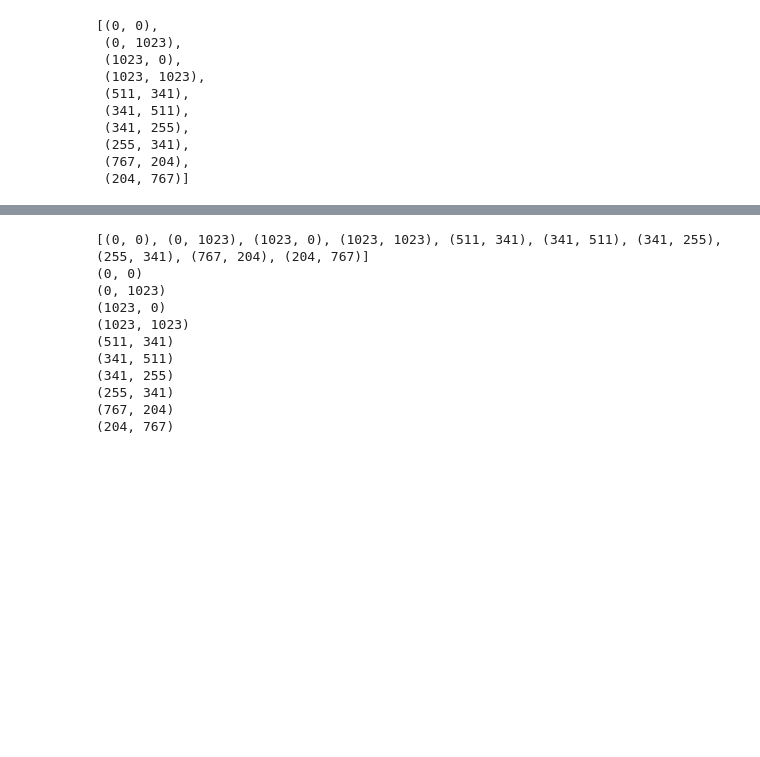
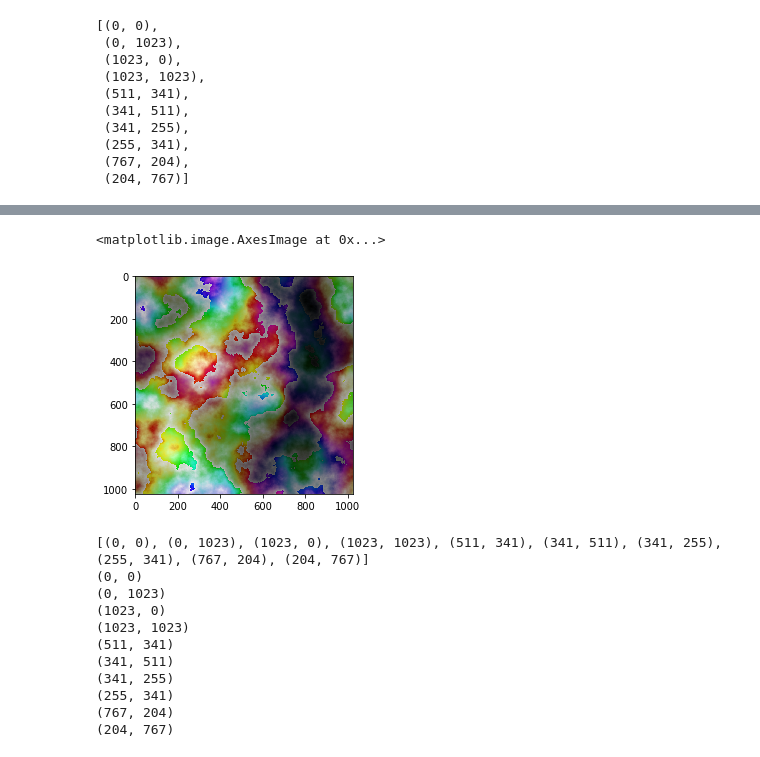
Before and after one commit to AntoineBellemare/fractal_visuals, a Jupyter notebook: Delaunay morphing.ipynb, the cells around one changed output, grey strips where cells are left out. Cells and saved outputs as stored; diff of their text form; code cells hidden in the pictures; blank space fills up the shorter version.

```diff
--- a/Delaunay morphing.ipynb
+++ b/Delaunay morphing.ipynb
@@ -188 +211,14 @@ im_out = fractal_generator(pers2, 1024)
+# %%
+h2 = im2x+imx
+s2 = imx-im2x*4
+v2 = imx+im2x-imx
+
+im_RGB2 = np.stack((h2, s2, v2), axis=2)
+img2 = Image.fromarray(im_RGB2, mode='HSV')
+new_p2 = np.array(img2.convert('RGB'))
+plt.imshow(np.array(new_p2))
+#new_p2.save('cresso4.png')
+# %% [output]
+<matplotlib.image.AxesImage at 0x...>
+[figure, added]
 # %%
```
Also changed, not shown: parts of 14 cells of this notebook, 3 other files.
